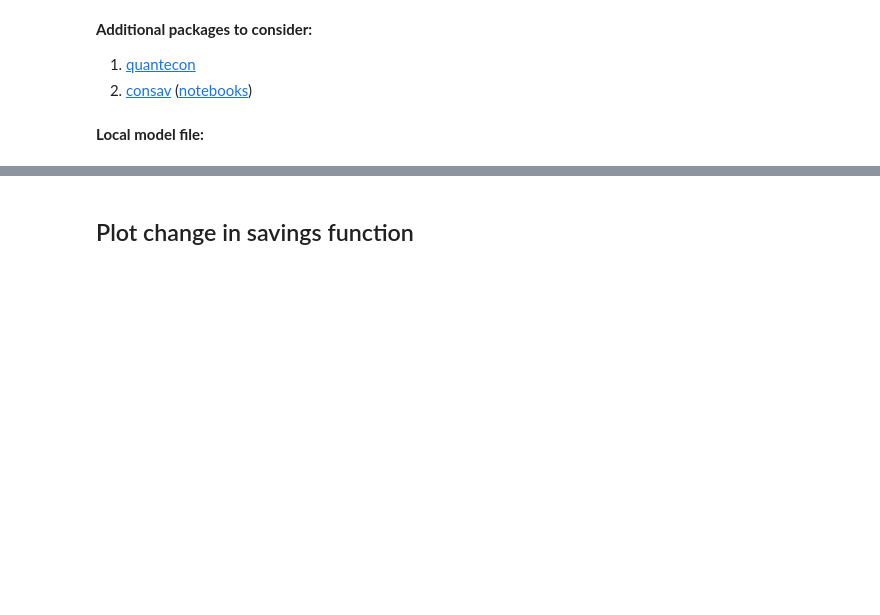
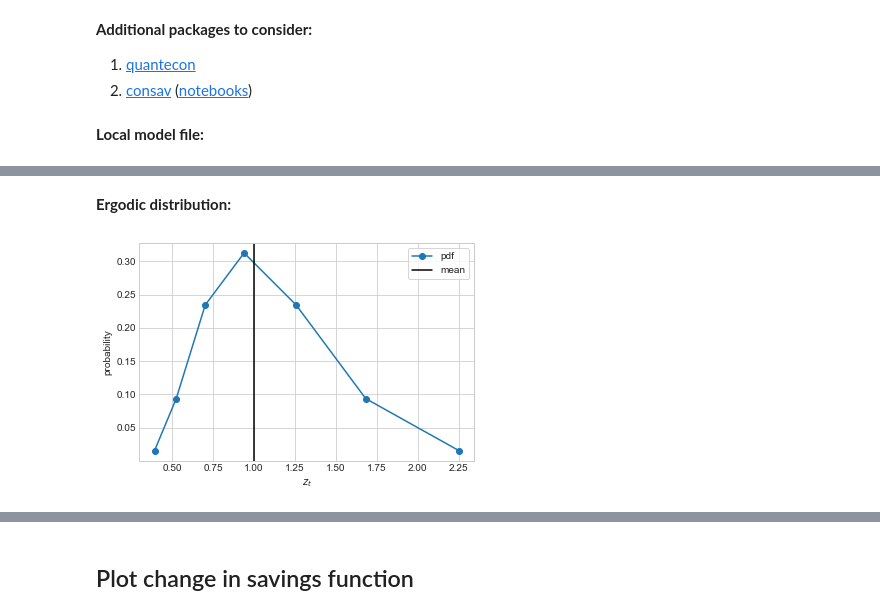
Before and after one commit to NumEconCopenhagen/AdvMacroHet, a Jupyter notebook: 01/Introduction.ipynb, the cells around one changed output, grey strips where cells are left out. Saved outputs shown, nothing was run; the diff lists cells and outputs as text; code cells hidden in the pictures; blank space fills up the shorter version.

```diff
--- a/01/Introduction.ipynb
+++ b/01/Introduction.ipynb
@@ -343,0 +380,12 @@ sim = model_vfi.sim
+# %% [markdown]
+**Ergodic distribution:**
+# %%
+fig = plt.figure()
+ax = fig.add_subplot(1,1,1)
+ax.plot(par.z_grid,par.z_ergodic,'-o',label='pdf')
+ax.axvline(np.sum(par.z_ergodic*par.z_grid),color='black',label='mean')
+ax.set_xlabel('$z_t$')
+ax.set_ylabel('probability')
+ax.legend(frameon=True);
+# %% [output]
+[figure, added]
```
Also changed, not shown: parts of 26 cells of this notebook, 31 other files.
